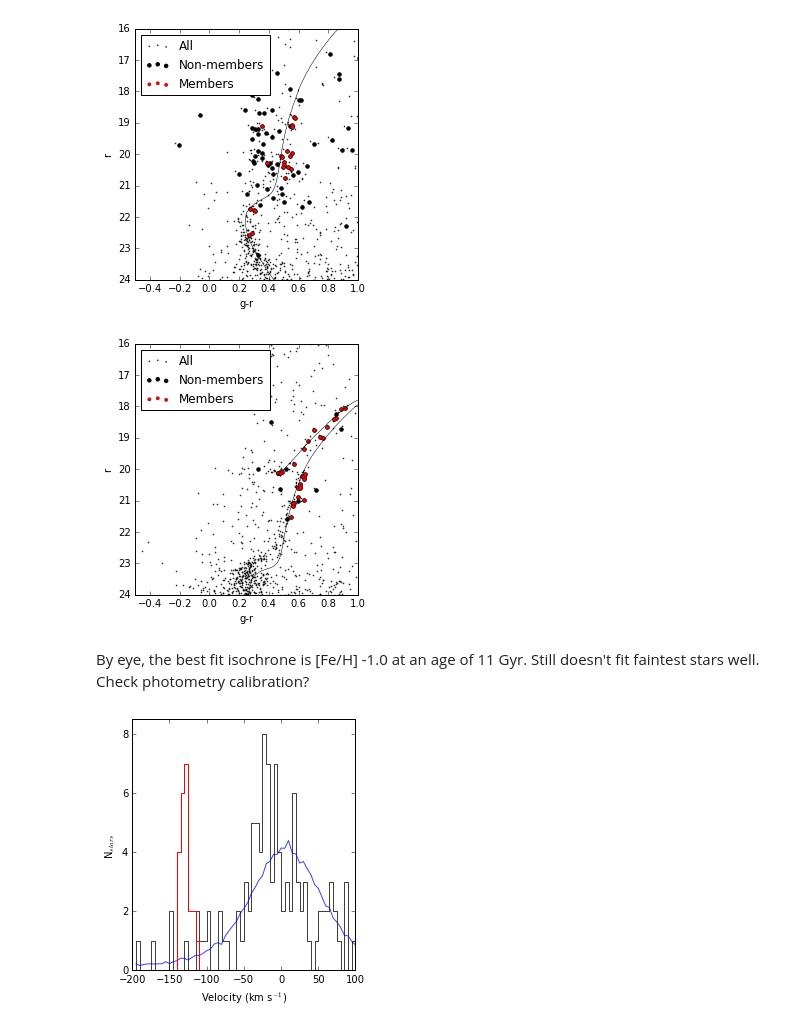
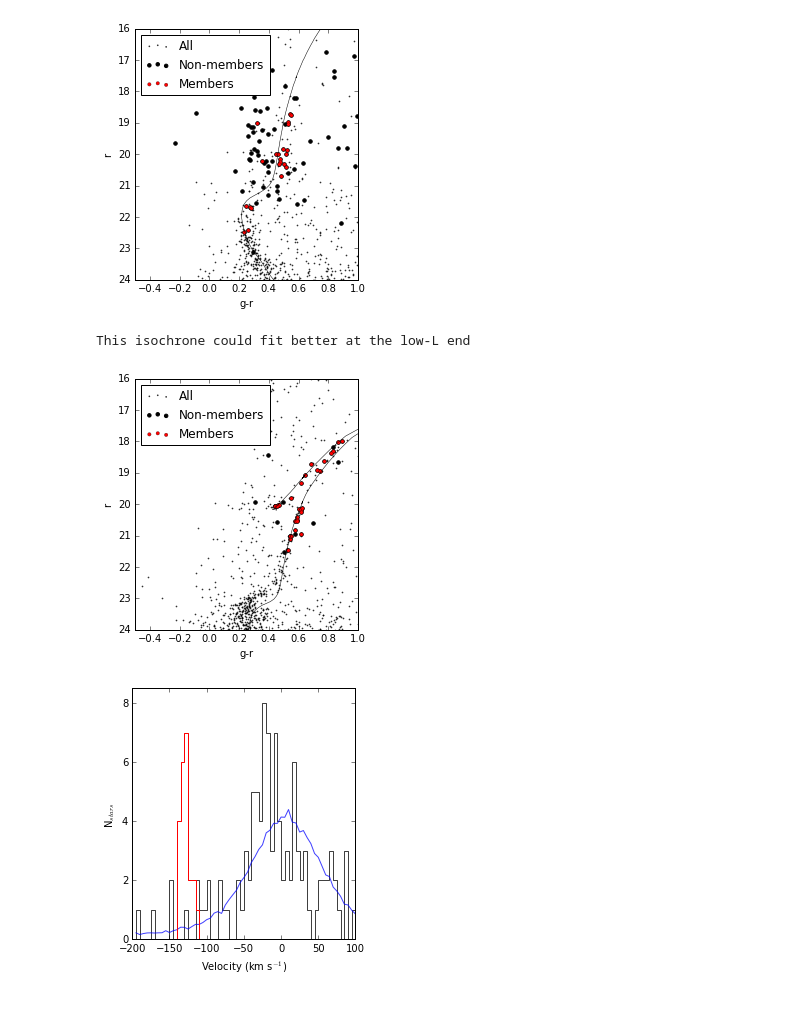
Before and after one commit to milchada/Boo2-Eridanus-paper, a Jupyter notebook: boo2_eri_plots.ipynb, the cells around one changed output. Cells and saved outputs as stored; diff of their text form; code cells hidden in the pictures.

```diff
--- a/boo2_eri_plots.ipynb
+++ b/boo2_eri_plots.ipynb
@@ -62,49 +63,48 @@ def plot_cmd(ra0, dec0, phot_file, spec_file, isochrone, reddening, d_kpc, dista
     dec = phot_file[:,2]
     distance = np.sqrt((ra*np.cos(dec))**2+(dec- dec0)**2)
 
     #apply distance cut
     g = phot_file[:,3][distance<distance_cut]
     r = phot_file[:,5][distance<distance_cut]
 
     # select only points with quality 3 or above
     # select members
     zquality = spec_file.data['ZQUALITY']
     mbr = spec_file.data['MEMBER']
-    g_spec = spec_file.data['GMAG'][mbr == 1]+(reddening*3.1*1.17)
-    r_spec = spec_file.data['RMAG'][mbr == 1]+(reddening*3.1*.86)
-    mw_g_spec = spec_file.data['GMAG'][zquality>2]+(reddening*3.1*1.17)
-    mw_r_spec = spec_file.data['RMAG'][zquality>2]+(reddening*3.1*.86)
+    g_spec = spec_file.data['GMAG'][mbr == 1]
+    r_spec = spec_file.data['RMAG'][mbr == 1]
+    mw_g_spec = spec_file.data['GMAG'][zquality>2]
+    mw_r_spec = spec_file.data['RMAG'][zquality>2]
 
     # extract g-r and r mag from isochrone
-    gr_iso = isochrone[:,9]+(reddening*3.1*1.17)-isochrone[:,10]-(reddening*3.1*.86)
-    r_iso = isochrone[:,10]+(reddening*3.1*.86)+5*np.log10(d_kpc*100)
+    gr_iso = isochrone[:,9]-isochrone[:,10]+reddening
+    r_iso = isochrone[:,10]+5*np.log10(d_kpc)+10
 
     # make sure separate tracks not connected
     split = colour_jump(isochrone, 9, 10)
     plt.scatter(g-r, r, c='k', s=0.5, alpha = 0.75, label = 'All')
     plt.scatter(mw_g_spec-mw_r_spec, mw_r_spec, c='k', s=12, label = 'Non-members')
     plt.scatter(g_spec-r_spec, r_spec, c='r', lw=0.25,s=12, label = 'Members')
     plt.plot(gr_iso[0:split], r_iso[0:split], c='k',lw=0.5)
     if two_branches==True:
         plt.plot(gr_iso[split:], r_iso[split:], c='k',lw=0.5)
     plt.xlabel('g-r')
     plt.ylabel('r')
     plt.legend(loc=2)
     plt.xlim(-0.5,1)
     plt.ylim(24,16)
 
-plot_cmd(13.9676111, 12.8552778, boo2_phot, boo2_spec, isochrone_1_5, reddening=boo2_red, d_kpc=42)
+plot_cmd(13.9676111, 12.8552778, boo2_phot, boo2_spec, isochrone_1_9, reddening=boo2_red, d_kpc=42)
 plt.savefig('boo2_cmd.png')
 # %% [output]
-[figure, old version]
+[figure, new version]
 # %%
-plot_cmd(4.4123611, -21.1875000, eri_phot, eri_spec,isochrone_1_0_11, reddening=eri_red, d_kpc=90., two_branches=True)
-plt.figaspect(2.)
+plot_cmd(4.4123611, -21.1875000, eri_phot, eri_spec,isochrone_1_1, reddening=eri_red, d_kpc=90., two_branches=True)
 plt.savefig('eri_cmd.png')
+print 'This isochrone could fit better at the low-L end'
 # %% [output]
+This isochrone could fit better at the low-L end
-[figure, old version]
+[figure, new version]
-# %% [markdown]
-By eye, the best fit isochrone is [Fe/H] -1.0 at an age of 11 Gyr. Still doesn't fit faintest stars well. Check photometry calibration?
 # %%
 def plot_velocities(spec_file, mwfile, xmin, xmax, ymax, yticks, nbins):
     #read velocities from the Keck file
```
Also changed, not shown: parts of 3 cells of this notebook, 29 other files.
